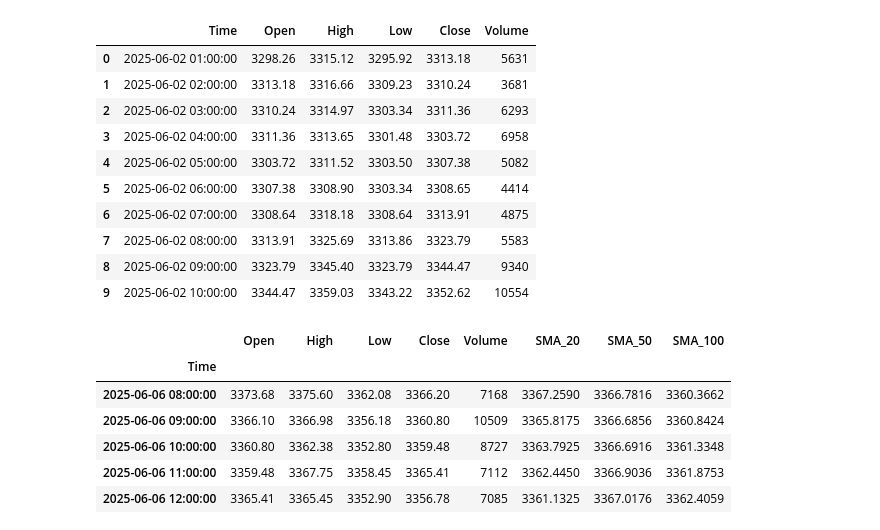
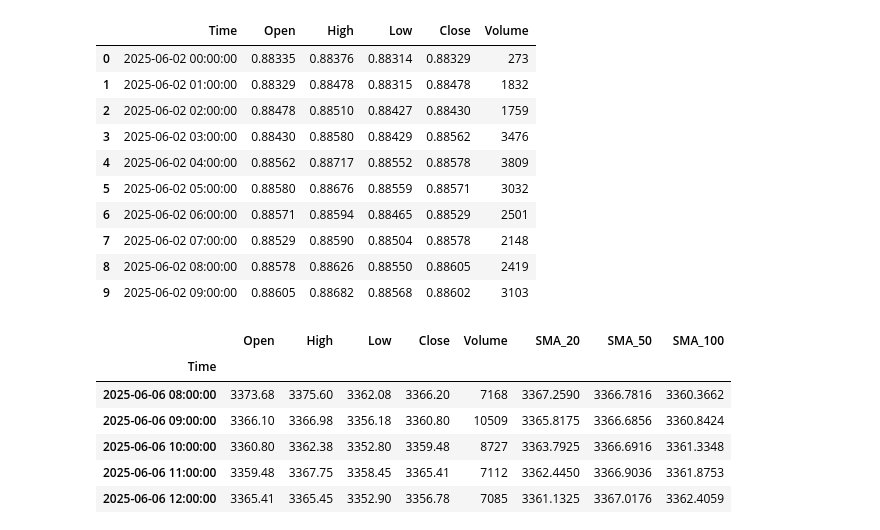
Before and after one commit to kezenu/trade_cloud, a Jupyter notebook: belajar_feature/analize.ipynb, the cells around one changed output. Saved outputs shown, nothing was run; the diff lists cells and outputs as text; code cells hidden in the pictures.

```diff
--- a/xauusd/xauusd_analize.ipynb
+++ b/belajar_feature/analize.ipynb
@@ -3,48 +3,45 @@ import MetaTrader5
 import pandas as pd
 import pandas_ta as ta
 from datetime import datetime
 import pytz
 import os
 mt5 = MetaTrader5
-SYMBOL = "XAUUSD"
+SYMBOL = "AUDCAD"
 TIMEFRAME = mt5.TIMEFRAME_H1
 TOTAL_CANDLES = 600
 
 timezone = pytz.timezone('Etc/UTC')
 START_DATE =datetime(2025, 6, 1, tzinfo=timezone)
 END_DATE =datetime(2025, 12, 1, tzinfo=timezone)
 
-
-SYMBOL = "XAUUSD"
-TIMEFRAME
 
 # inisialisasi ke MetaTrader 5
 if not mt5.initialize():
     print(f"Connection failed : {mt5.last_error()}")
     quit()
 
 # Pengambilan data dan pembersihan kolom yang tidak diperlukan
 rates = mt5.copy_rates_range(SYMBOL, TIMEFRAME, START_DATE, END_DATE)
 mt5.shutdown()
 df = pd.DataFrame(rates)
 df.drop(columns=['spread', 'real_volume'], inplace=True) # <<<<<< Kolom yang tidak diperlukan
 df['time'] = pd.to_datetime(df['time'], unit='s') # merubah waktu delam bentuk standart agar bisa digunakan
 
 df.rename(columns={'time': 'Time','open': 'Open', 'high': 'High', 'low': 'Low', 'close': 'Close', 'tick_volume': 'Volume'}, inplace=True) # Stabdarisasi nama kolom
-df.to_csv(f'{SYMBOL}.csv', index=False)
+# df.to_csv(f'{SYMBOL}.csv', index=False)
 df.head(10)
 # %% [output]
 |  | Time | Open | High | Low | Close | Volume |
-| 0 | 2025-06-02 01:00:00 | 3298.26 | 3315.12 | 3295.92 | 3313.18 | 5631 |
-| 1 | 2025-06-02 02:00:00 | 3313.18 | 3316.66 | 3309.23 | 3310.24 | 3681 |
-| 2 | 2025-06-02 03:00:00 | 3310.24 | 3314.97 | 3303.34 | 3311.36 | 6293 |
-| 3 | 2025-06-02 04:00:00 | 3311.36 | 3313.65 | 3301.48 | 3303.72 | 6958 |
-| 4 | 2025-06-02 05:00:00 | 3303.72 | 3311.52 | 3303.50 | 3307.38 | 5082 |
-| 5 | 2025-06-02 06:00:00 | 3307.38 | 3308.90 | 3303.34 | 3308.65 | 4414 |
-| 6 | 2025-06-02 07:00:00 | 3308.64 | 3318.18 | 3308.64 | 3313.91 | 4875 |
-| 7 | 2025-06-02 08:00:00 | 3313.91 | 3325.69 | 3313.86 | 3323.79 | 5583 |
-| 8 | 2025-06-02 09:00:00 | 3323.79 | 3345.40 | 3323.79 | 3344.47 | 9340 |
-| 9 | 2025-06-02 10:00:00 | 3344.47 | 3359.03 | 3343.22 | 3352.62 | 10554 |
+| 0 | 2025-06-02 00:00:00 | 0.88335 | 0.88376 | 0.88314 | 0.88329 | 273 |
+| 1 | 2025-06-02 01:00:00 | 0.88329 | 0.88478 | 0.88315 | 0.88478 | 1832 |
+| 2 | 2025-06-02 02:00:00 | 0.88478 | 0.88510 | 0.88427 | 0.88430 | 1759 |
+| 3 | 2025-06-02 03:00:00 | 0.88430 | 0.88580 | 0.88429 | 0.88562 | 3476 |
+| 4 | 2025-06-02 04:00:00 | 0.88562 | 0.88717 | 0.88552 | 0.88578 | 3809 |
+| 5 | 2025-06-02 05:00:00 | 0.88580 | 0.88676 | 0.88559 | 0.88571 | 3032 |
+| 6 | 2025-06-02 06:00:00 | 0.88571 | 0.88594 | 0.88465 | 0.88529 | 2501 |
+| 7 | 2025-06-02 07:00:00 | 0.88529 | 0.88590 | 0.88504 | 0.88578 | 2148 |
+| 8 | 2025-06-02 08:00:00 | 0.88578 | 0.88626 | 0.88550 | 0.88605 | 2419 |
+| 9 | 2025-06-02 09:00:00 | 0.88605 | 0.88682 | 0.88568 | 0.88602 | 3103 |
 # %%
 df = pd.read_csv(f'{SYMBOL}.csv', index_col='Time')
 
```
Also changed, not shown: 2 other files.
